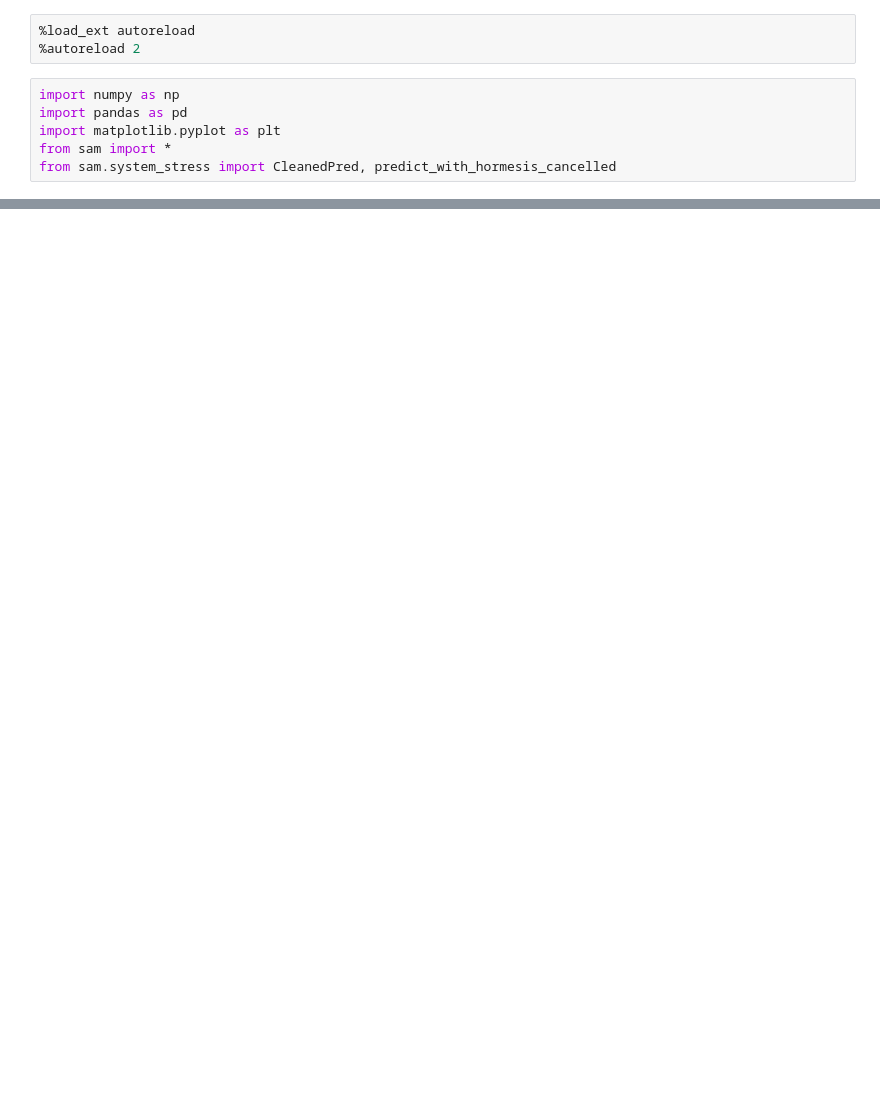
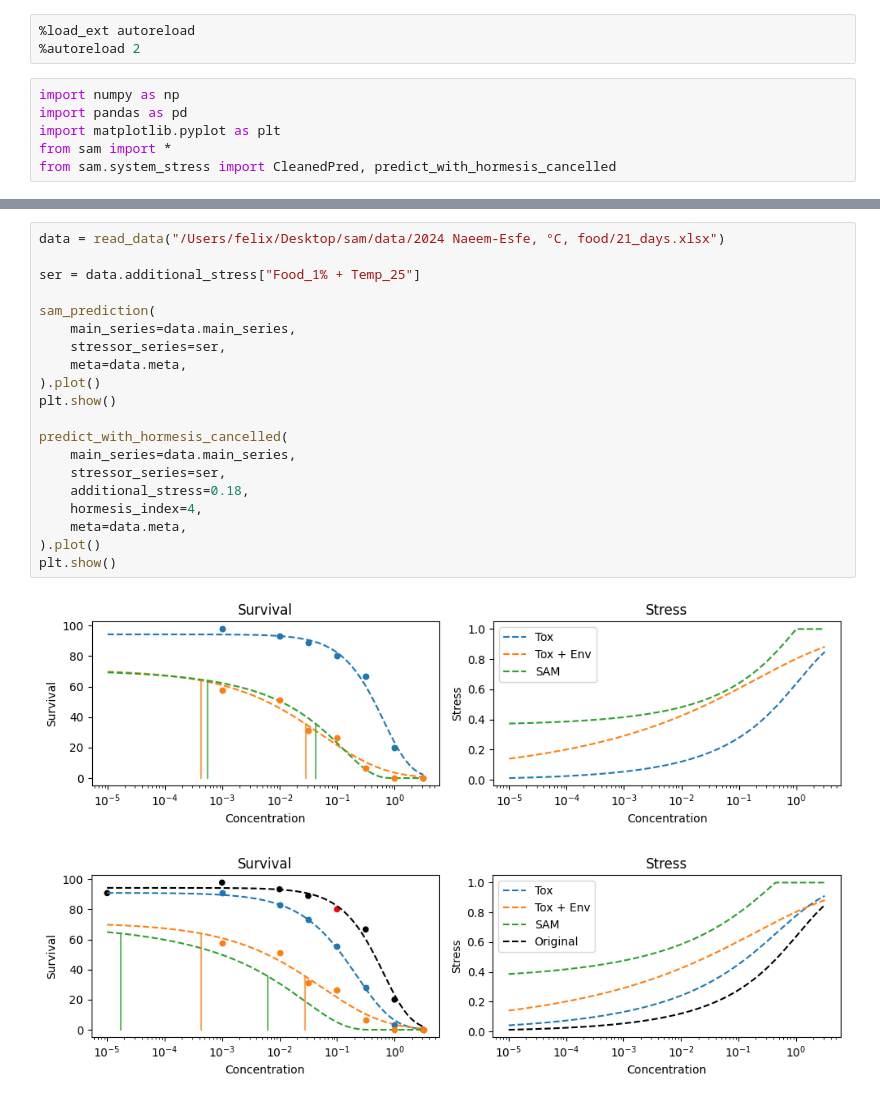
Before and after one commit to ffhammer/sam, a Jupyter notebook: scripts/stress_noteboo_again.ipynb, the cells around one changed output, grey strips where cells are left out. Saved outputs shown, nothing was run; the diff lists cells and outputs as text; blank space fills up the shorter version.

```diff
--- a/scripts/stress_noteboo_again.ipynb
+++ b/scripts/stress_noteboo_again.ipynb
@@ -32,0 +78,23 @@ plt.show()
+# %%
+data = read_data("/Users/felix/Desktop/sam/data/2024 Naeem-Esfe, °C, food/21_days.xlsx")
+
+ser = data.additional_stress["Food_1% + Temp_25"]
+
+sam_prediction(
+    main_series=data.main_series,
+    stressor_series=ser,
+    meta=data.meta,
+).plot()
+plt.show()
+
+predict_with_hormesis_cancelled(
+    main_series=data.main_series,
+    stressor_series=ser,
+    additional_stress=0.18,
+    hormesis_index=4,
+    meta=data.meta,
+).plot()
+plt.show()
+# %% [output]
+[figure, added]
+[figure, added]
```
Also changed, not shown: parts of 4 cells of this notebook, 2 other files.
